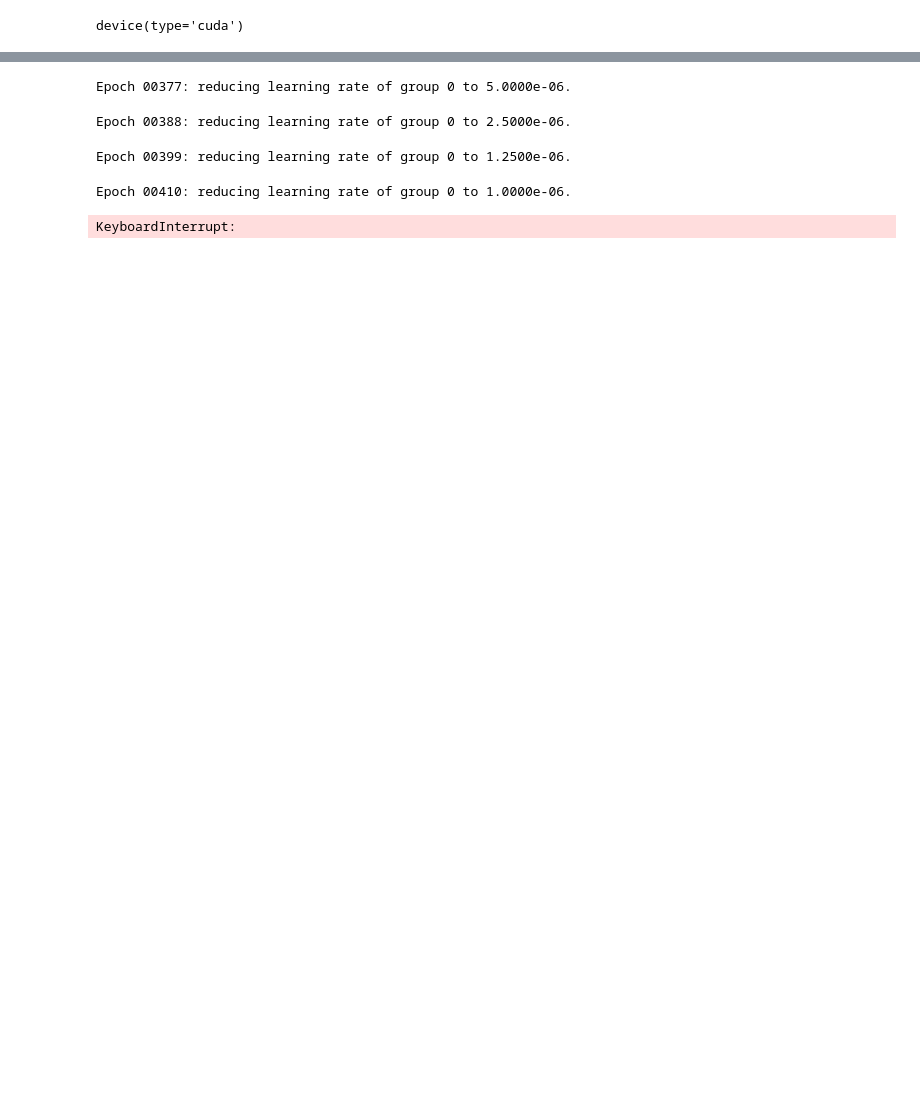
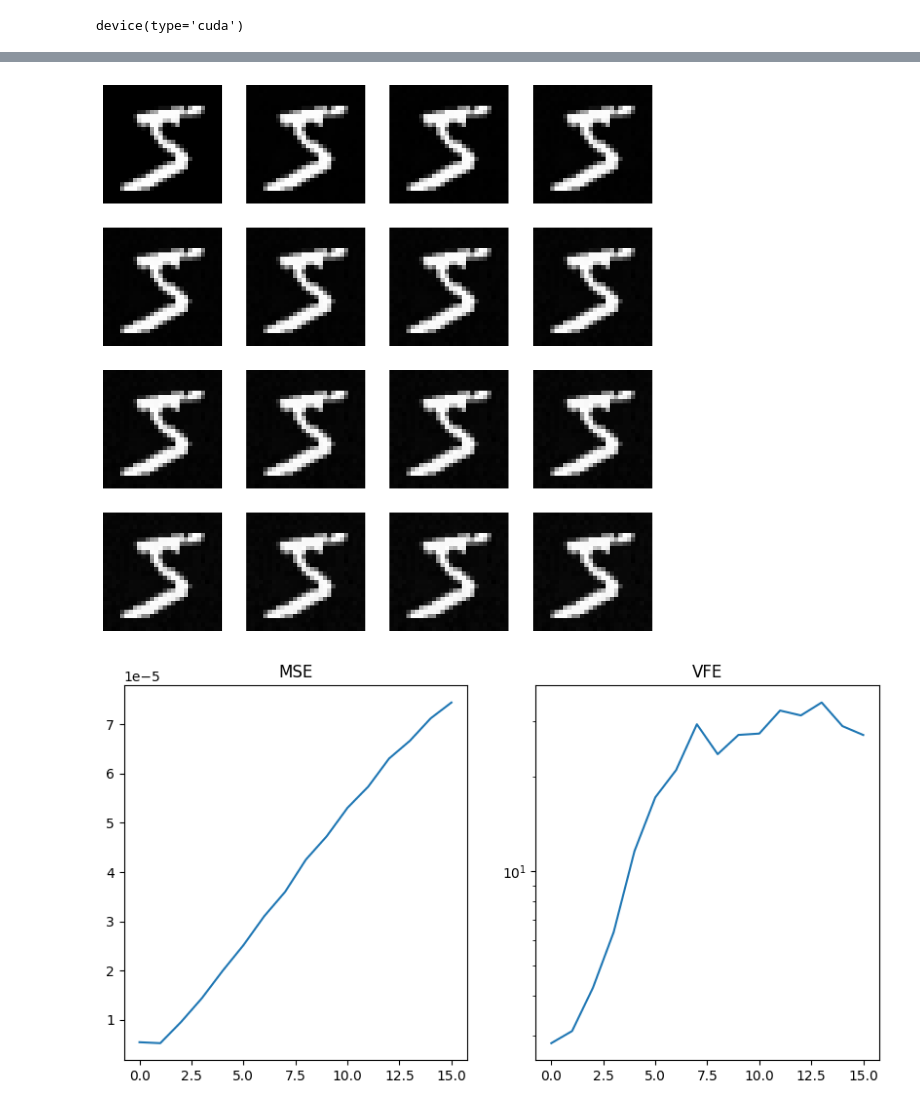
Before and after one commit to joeagriffith/pclib, a Jupyter notebook: examples/mnist/fc_iPC/unsupervised.ipynb, the cells around one changed output, grey strips where cells are left out. Cells and saved outputs as stored; diff of their text form; code cells hidden in the pictures; blank space fills up the shorter version.

```diff
--- a/examples/mnist/fc_iPC/unsupervised.ipynb
+++ b/examples/mnist/fc_iPC/unsupervised.ipynb
@@ -81 +266,36 @@ Min value:  tensor(0., device='cuda:0')
+# %%
+model.eval()
+state = [{k: v.clone() for k, v in pos_state.items()} for pos_state in pos_state]
+og = train_dataset.transformed_images.flatten(1).clone()
+vfes = []
+errs = []
+
+
+# Plot the first 1st digit after multiple steps
+fig, axes = plt.subplots(4, 4, figsize=(10, 10))
+for i, ax in enumerate(axes):
+    for j, ax2 in enumerate(ax):
+        img = state[0]['x'][0].cpu().reshape(28,28).detach()
+        # img = (x.cpu().reshape(28,28).detach() - og.cpu().reshape(28,28).detach()).abs()
+        ax2.imshow(img, cmap='gray')
+        model.step(state, torch.ones(10, device=device) * 1.0, pin_obs=False)
+        # for _ in range(10):
+        #     model.step(state, pin_obs=False)
+        errs.append(F.mse_loss(state[0]['x'], og).item())
+        vfes.append(model.vfe(state).item())
+        ax2.axis('off')
+
+plt.show()
+
+# Plot MSE and VFE, VFE logarithmically
+fig, axes = plt.subplots(1, 2, figsize=(10, 5))
+axes[0].plot(errs)
+axes[0].set_title('MSE')
+axes[1].plot(vfes)
+axes[1].set_yscale('log')
+axes[1].set_title('VFE')
+plt.show()
+# %% [output]
+[figure, added]
+[figure, added]
 # %%
@@ -246,19 +352,0 @@ scheduler = torch.optim.lr_scheduler.ReduceLROnPlateau(optimiser, patience=10, f
-# %%
-BATCH_SIZE = 200
-NUM_EPOCHS = 500
-stats = train(
-    model,
-    BATCH_SIZE,
-    NUM_EPOCHS,
-    train_dataset,
-    val_dataset,
-    optimiser,
-    scheduler,
-    None,
-    25,
-)
-# %% [output]
-Epoch 00377: reducing learning rate of group 0 to 5.0000e-06.
-Epoch 00388: reducing learning rate of group 0 to 2.5000e-06.
-Epoch 00399: reducing learning rate of group 0 to 1.2500e-06.
-Epoch 00410: reducing learning rate of group 0 to 1.0000e-06.
@@ -265,12 +363,10 @@ Epoch 00410: reducing learning rate of group 0 to 1.0000e-06.
 # %%
-class_stats = None
-class_stats = train_classifier(
+train_classifier(
     model,
+    classifier,
     NUM_EPOCHS,
     train_dataset,
     val_dataset,
     class_stats,
     # eval_every=10,
 )
-# %% [output]
-KeyboardInterrupt:
```
Also changed, not shown: parts of 16 cells of this notebook, 31 other files.
